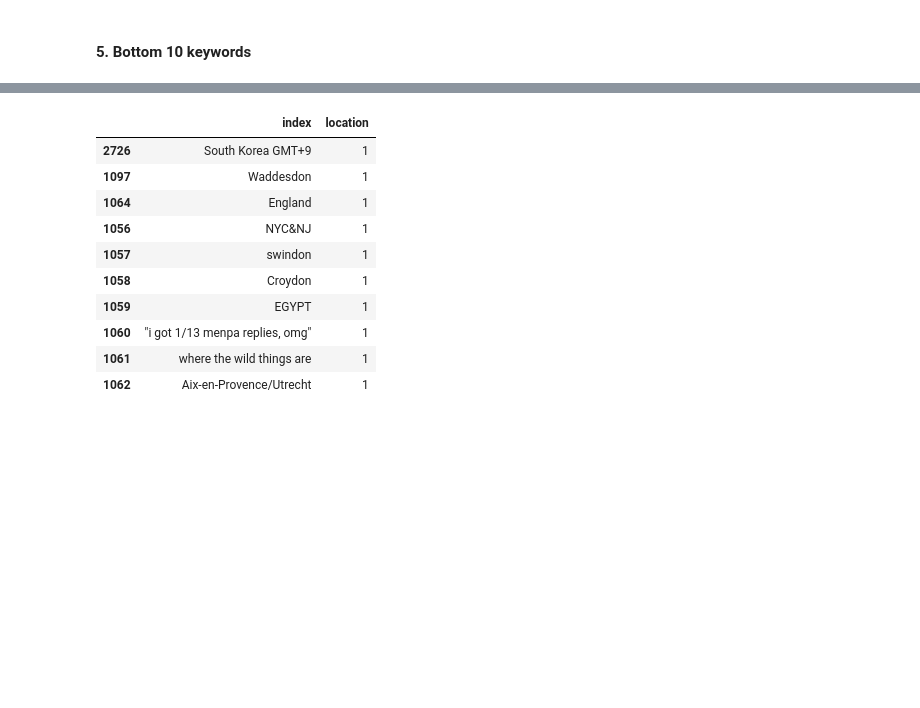
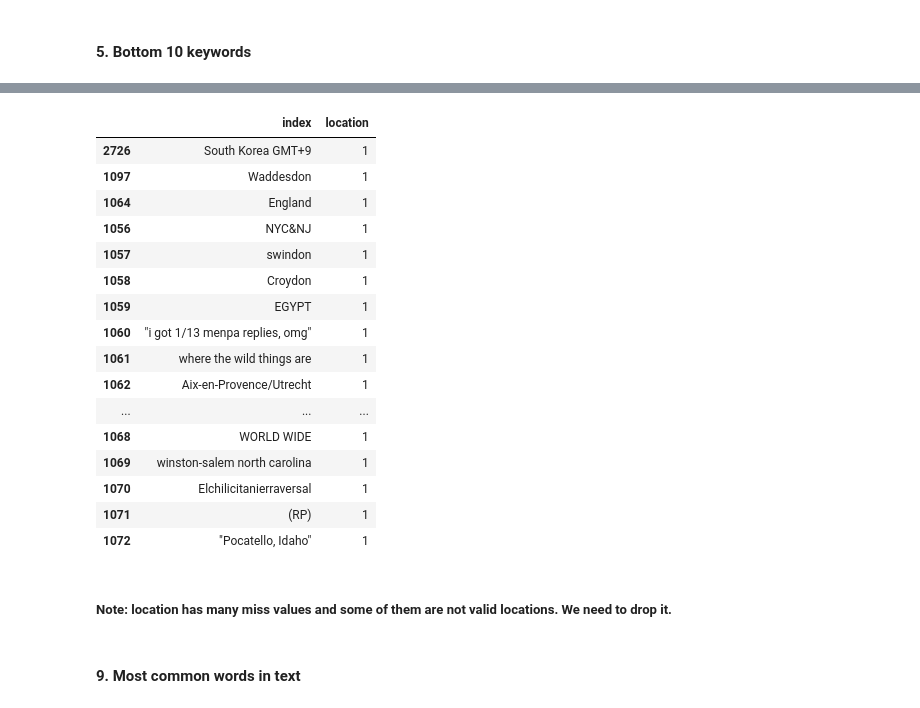
Before and after one commit to ErikaJAlvarado/UCSD, a Jupyter notebook: capstone/NLP_with_Disaster_Tweets/disaster_tweets_eda.ipynb, the cells around one changed output, grey strips where cells are left out. Drawn from its saved outputs; the diff is of its cells as text; code cells hidden in the pictures; blank space fills up the shorter version.

```diff
--- a/capstone/NLP_with_Disaster_Tweets/disaster_tweets_eda.ipynb
+++ b/capstone/NLP_with_Disaster_Tweets/disaster_tweets_eda.ipynb
@@ -188,5 +189,6 @@ tweets_df
 | 7612 | 10873 |  |  | The Latest: More Homes Razed by N... | 0 |
 7613 rows × 5 columns
 # %%
-#replace %20 by comma,  quote all cells except target and to_csv
+#replacing %20 by space.
+tweets_df["keyword"] = tweets_df["keyword"].str.replace("%20"," ")
 # %% [markdown]
@@ -223,0 +234,2 @@ tweets_df.head()
+# %%
+tweets_df["text"] = tweets_df["text"].str.lower()
@@ -224,3 +295,5 @@ tweets_df.head()
+# %%
+tweets_df["clean_keyword"] = tweets_df["keyword"].apply(lambda x: cleaning(x))
 # %% [markdown]
 # **EDA**
 # %% [markdown]
@@ -380,16 +546,28 @@ location_freq.head(10)
 # %%
+# Q: There's some locations that don't look real.  Should we delete the locaiton value for those columns
+# so the model can treat them as no location?   There's only one sample per value.
 location_freq.sort_values(by=["location"], ascending = True, inplace = True)
-location_freq.head(10)
+location_freq.head(20)
 # %% [output]
 |  | index | location |
 | 2726 | South Korea GMT+9 | 1 |
 | 1097 | Waddesdon | 1 |
 | 1064 | England | 1 |
 | 1056 | NYC&NJ | 1 |
 | 1057 | swindon | 1 |
 | 1058 | Croydon | 1 |
 | 1059 | EGYPT | 1 |
 | 1060 | "i got 1/13 menpa replies, omg" | 1 |
 | 1061 | where the wild things are | 1 |
 | 1062 | Aix-en-Provence/Utrecht | 1 |
+| ... | ... | ... |
+| 1068 | WORLD WIDE | 1 |
+| 1069 | winston-salem north carolina | 1 |
+| 1070 | Elchilicitanierraversal | 1 |
+| 1071 | (RP) | 1 |
+| 1072 | "Pocatello, Idaho" | 1 |
+# %% [markdown]
+##### **Note: location has many miss values and some of them are not valid locations.  We need to drop it.** #####
+# %% [markdown]
+#### **9. Most common words in text** ####
 # %%
```
Also changed, not shown: parts of 42 cells of this notebook, 2 other files.
